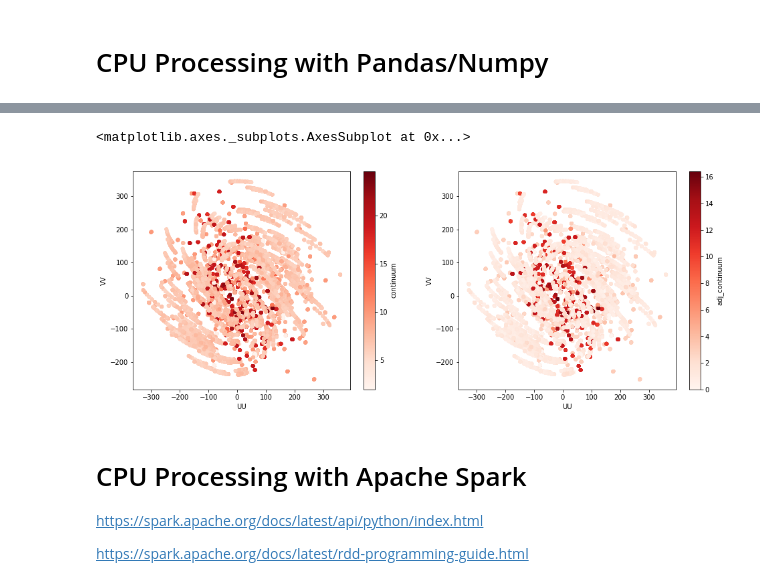
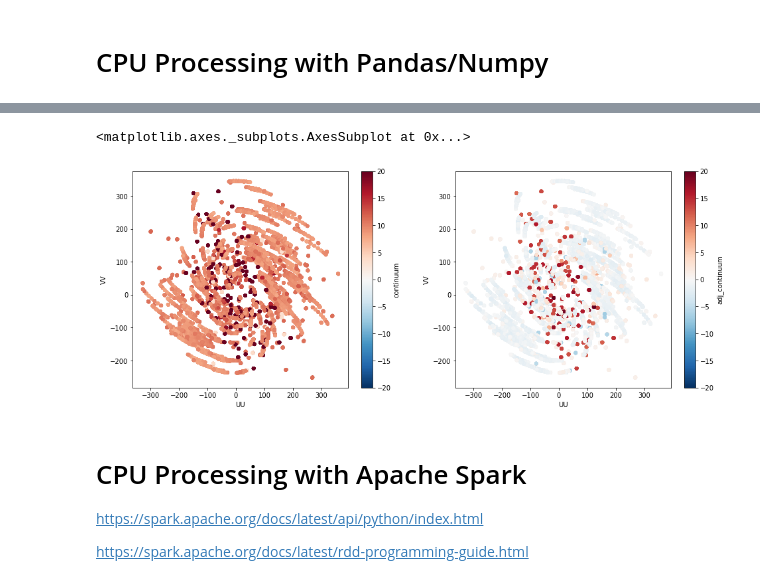
Before and after one commit to ryanraba/casa6, a Jupyter notebook: casa7experiments.ipynb, the cells around one changed output, grey strips where cells are left out. Saved outputs shown, nothing was run; the diff lists cells and outputs as text; code cells hidden in the pictures.

```diff
--- a/casa7experiments.ipynb
+++ b/casa7experiments.ipynb
@@ -129,7 +130,6 @@ complete
 # %%
 import numpy as np
 import pandas as pd
-from base64 import b64decode as b64d
 import time
 
 # start the race
@@ -140,51 +140,48 @@ pdf = pd.read_hdf(prefix+'.h5', key='mdf')
 
 ################################################################
 # lets define a sequence of calculations as follows:
-# 1. apply flags to remove bad channels at each time step
-# 2. average the cross products (or whatever, I don't know)
-# 3. find the mean magnitude of each channel over time per antenna baseline
-# 4. subtract that mean magnitude of each baseline channel from each time step
+# 1. apply flags (sets flagged data cells to nan)
+# 2. average magnitude of cross products
+# 3. subtract mean magnitude of each baseline from visibilities
+# 4. filter out baselines with outlier mean noise
 # 5. take the mean accross channels to get a continuum
-# 6. return U,V,Mag for display
+# 6. plot the UV space
 # note that variables ending in df are dataframes, otherwise they are numpy arrays
 
 # retrieve the visibility and flag columns
-f0 = list(pdf.columns.values[pdf.columns.str.startswith('FLAG0_')])
-f1 = list(pdf.columns.values[pdf.columns.str.startswith('FLAG1_')])
-d0 = list(pdf.columns.values[pdf.columns.str.startswith('DATA0_')])
-d1 = list(pdf.columns.values[pdf.columns.str.startswith('DATA1_')])
+flags = pdf.columns.values[pdf.columns.str.match('FLAG\d')]
+data = pdf.columns.values[pdf.columns.str.match('DATA\d')]
 
 # 1. apply flags (sets flagged data cells to nan)
-pdf[d0] = pdf[d0].mask(pdf[f0].values)
-pdf[d1] = pdf[d1].mask(pdf[f1].values)
+pdf[data] = pdf[data].mask(pdf[flags].values)
 
-# 2. average cross products
-vis = (pdf[d0].values + pdf[d1].values)/2
-chans = [str(ii) for ii in range(vis.shape[1])]
-pdf = pdf.join(pd.DataFrame(vis, columns=chans)).drop(columns=f0+f1+d0+d1)
+# 2. average magnitude of cross products
+vis = pdf[data].abs().values.reshape(len(pdf),2,-1).mean(axis=1)
+chans = ['DATA'+str(ii) for ii in range(vis.shape[1])]
+pdf = pdf.join(pd.DataFrame(vis, columns=chans)).drop(columns=flags.tolist()+data.tolist())
 
-# 3. find the mean magnitude of each channel over time per antenna baseline
-pdf[chans] = pdf[chans].abs()
-base_mean = pdf.groupby(['ANTENNA1', 'ANTENNA2'])[chans].transform('mean')
+# 3. subtract mean magnitude of each baseline from visibilities
+baselines = pdf.groupby(['ANTENNA1', 'ANTENNA2'])
+vis = baselines[chans].apply(lambda row: (row - row.mean(axis=0))).values
+achans = ['adj_'+chan for chan in chans]
+pdf = pdf.join(pd.DataFrame(vis, columns=achans))
 
-# 4. subtract that mean magnitude of each baseline channel from each time step
-adjusted_vis = (pdf[chans].values - base_mean.values).clip(0) # set floor to 0
-achans = ['a'+chan for chan in chans]
-pdf = pdf.join(pd.DataFrame(adjusted_vis, columns=achans))
+# 4. filter out baselines with outlier mean noise
+baselines = pdf.groupby(['ANTENNA1', 'ANTENNA2'])
+noise = np.mean(baselines[chans].mean().values) # continuum noise
+std_noise = np.std(baselines[chans].mean().mean(axis=1)) # std of continuum noise per baseline
+pdf = baselines.filter(lambda row: np.abs(row[chans].mean(0).mean() - noise) < std_noise)
 
 # 5. take the mean accross channels to get a continuum
-pdf['continuum'] = pdf[chans].mean(axis=1)
-pdf['adj_continuum'] = pdf[achans].mean(axis=1)
-
+pdf = pdf.assign(continuum = pdf[chans].mean(axis=1), adj_continuum = pdf[achans].mean(axis=1))
 
 ################################################################
 print('pandas elapsed time (s): ', time.time() - start)
 
 # 6. plot the UV space
 import matplotlib.pyplot as plt
-from matplotlib import cm
 
 fig, axes = plt.subplots(1,2, figsize=(16,6))
-pdf.plot(x='UU', y='VV', c='continuum', kind='scatter', cmap=cm.get_cmap('Reds'), ax=axes[0], )
-pdf.plot(x='UU', y='VV', c='adj_continuum', kind='scatter', cmap=cm.get_cmap('Reds'), ax=axes[1])
+pdf.plot(x='UU', y='VV', c='continuum', kind='scatter', vmin=-20, vmax=20, cmap='RdBu_r', ax=axes[0])
+pdf.plot(x='UU', y='VV', c='adj_continuum', kind='scatter', vmin=-20, vmax=20, cmap='RdBu_r', ax=axes[1])
 # %% [output]
@@ -192,5 +189,5 @@ pandas elapsed time (s):  51.2630181312561
 <matplotlib.axes._subplots.AxesSubplot at 0x...>
-[figure, old version]
+[figure, new version]
 # %% [markdown]
 #  CPU Processing with Apache Spark
 https://spark.apache.org/docs/latest/api/python/index.html
```
Also changed, not shown: parts of 13 cells of this notebook.
